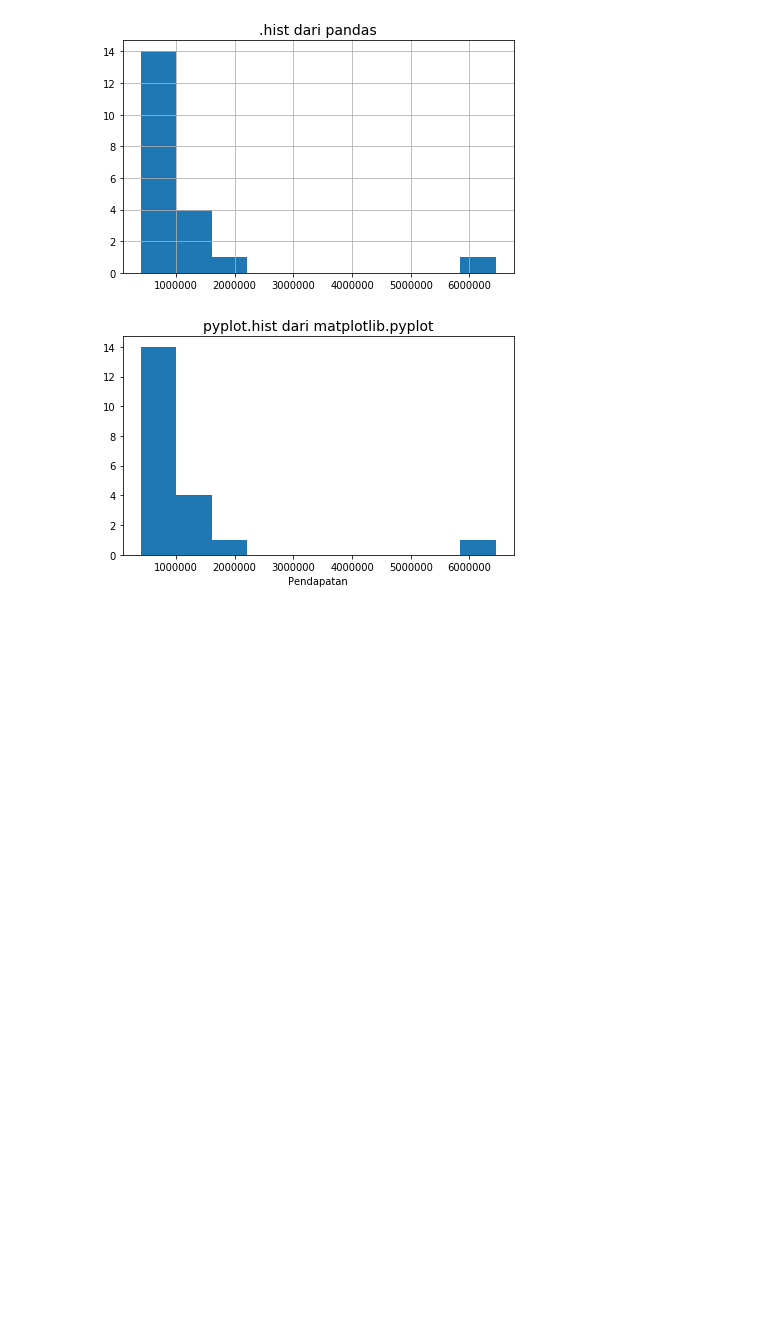
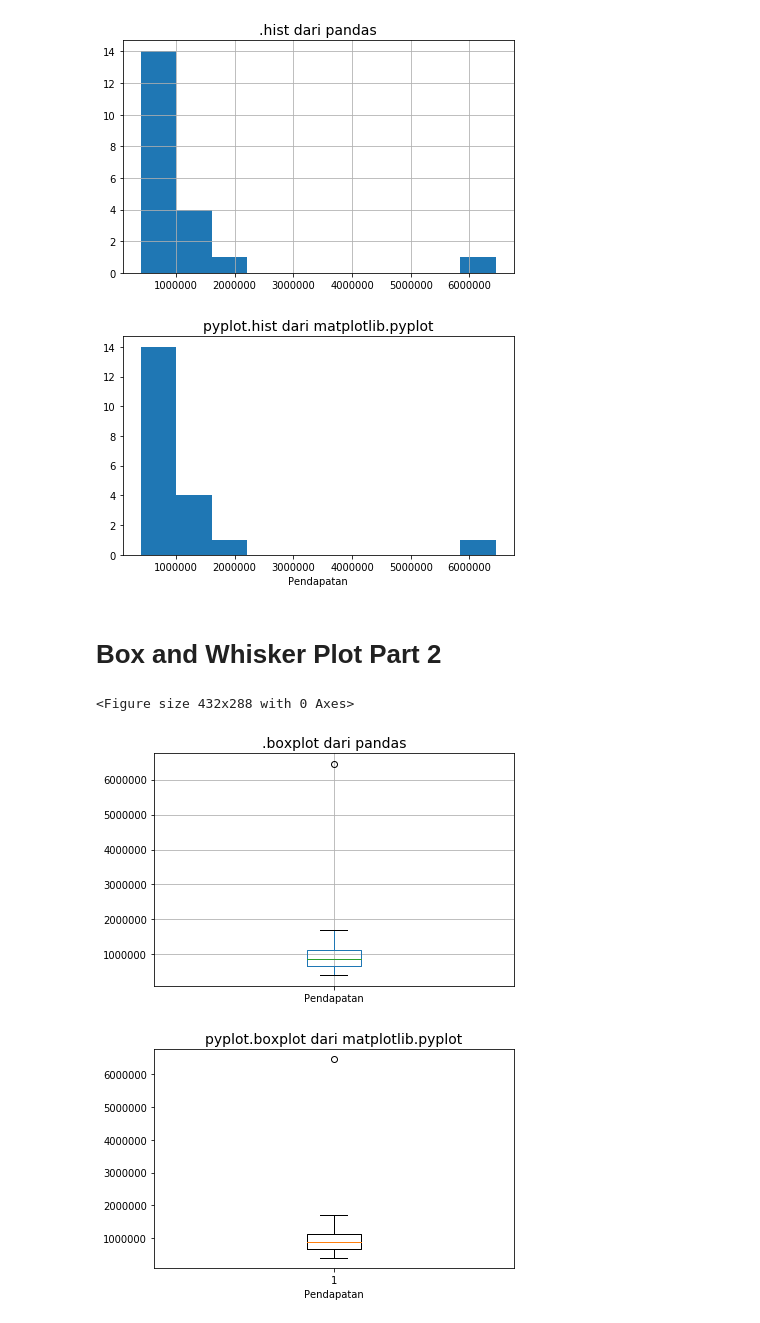
Before and after one commit to ryanrizkyf/Statistic_Python_DataScience_Pt2, a Jupyter notebook: Statistic_Python_DataScience_Pt2.ipynb, the cells around one changed output. Cells and saved outputs as stored; diff of their text form; code cells hidden in the pictures; blank space fills up the shorter version.

```diff
--- a/Statistic_Python_DataScience_Pt2.ipynb
+++ b/Statistic_Python_DataScience_Pt2.ipynb
@@ -95,3 +95,29 @@ plt.show()
 <Figure size 432x288 with 0 Axes>
 [figure]
 [figure]
+# %% [markdown]
+# Box and Whisker Plot Part 2
+# %%
+# Pada bagian ini, kita akan membuat box plot. Ada 2 box plot yang akan dihasilkan.
+
+import matplotlib.pyplot as plt
+plt.clf()
+
+# melihat box plot dari kolom 'Pendapatan' menggunakan method '.boxplot' dari pandas
+plt.figure()
+raw_data.boxplot(column='Pendapatan')
+plt.title('.boxplot dari pandas', size=14)
+plt.tight_layout()
+plt.show()
+
+# melihat box plot dari kolom 'Pendapatan' menggunakan method '.boxplot' dari matplotlib
+plt.figure()
+plt.boxplot(x = 'Pendapatan', data=raw_data)
+plt.xlabel('Pendapatan')
+plt.title('pyplot.boxplot dari matplotlib.pyplot', size=14)
+plt.tight_layout()
+plt.show()
+# %% [output]
+<Figure size 432x288 with 0 Axes>
+[figure, added]
+[figure, added]
```
Also changed, not shown: 2 other files.
